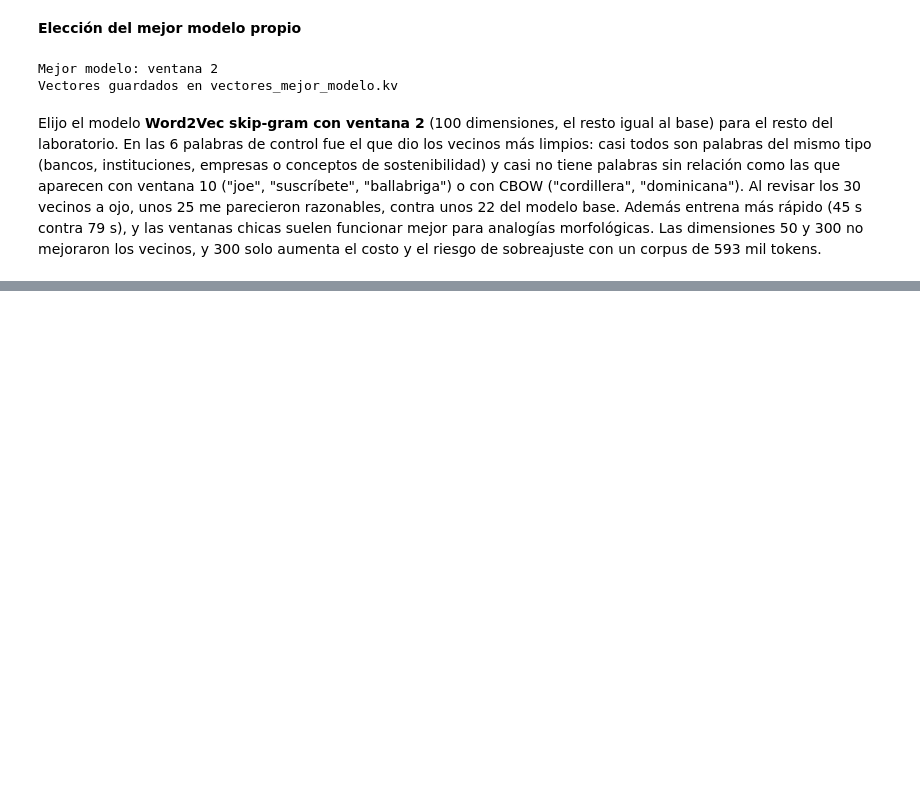
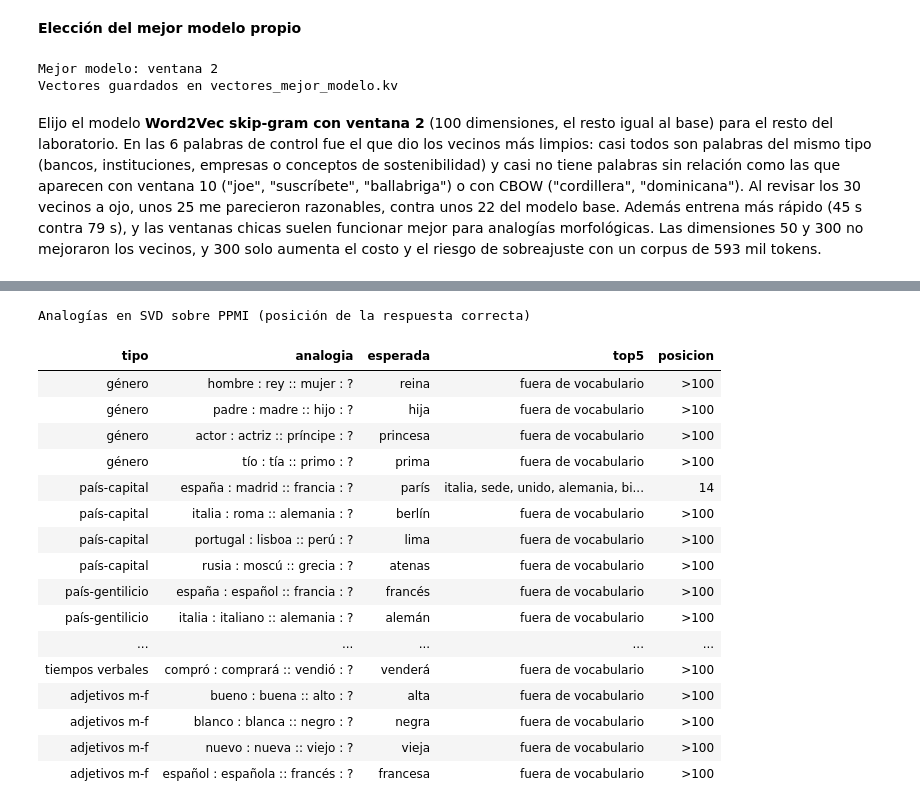
Before and after one commit to JuanDi37/NLP-laboratorio-9, a Jupyter notebook: Laboratorio9.ipynb, the cells around one changed output, grey strips where cells are left out. Drawn from its saved outputs; the diff is of its cells as text; code cells hidden in the pictures; blank space fills up the shorter version.

```diff
--- a/Laboratorio9.ipynb
+++ b/Laboratorio9.ipynb
@@ -998,0 +1302,80 @@ Elijo el modelo **Word2Vec skip-gram con ventana 2** (100 dimensiones, el resto
+# %%
+#24 analogias de 6 tipos: (tipo, a, b, c, respuesta esperada)
+
+analogias = [
+    ("género", "hombre", "rey", "mujer", "reina"),
+    ("género", "padre", "madre", "hijo", "hija"),
+    ("género", "actor", "actriz", "príncipe", "princesa"),
+    ("género", "tío", "tía", "primo", "prima"),
+
+    ("país-capital", "españa", "madrid", "francia", "parís"),
+    ("país-capital", "italia", "roma", "alemania", "berlín"),
+    ("país-capital", "portugal", "lisboa", "perú", "lima"),
+    ("país-capital", "rusia", "moscú", "grecia", "atenas"),
+
+    ("país-gentilicio", "españa", "español", "francia", "francés"),
+    ("país-gentilicio", "italia", "italiano", "alemania", "alemán"),
+    ("país-gentilicio", "méxico", "mexicano", "perú", "peruano"),
+    ("país-gentilicio", "china", "chino", "japón", "japonés"),
+
+    ("singular-plural", "casa", "casas", "país", "países"),
+    ("singular-plural", "empresa", "empresas", "gobierno", "gobiernos"),
+    ("singular-plural", "hombre", "hombres", "mujer", "mujeres"),
+    ("singular-plural", "ciudad", "ciudades", "mes", "meses"),
+
+    ("tiempos verbales", "comía", "comerá", "vivía", "vivirá"),
+    ("tiempos verbales", "hablaba", "hablará", "jugaba", "jugará"),
+    ("tiempos verbales", "trabajaba", "trabajará", "escribía", "escribirá"),
+    ("tiempos verbales", "compró", "comprará", "vendió", "venderá"),
+
+    ("adjetivos m-f", "bueno", "buena", "alto", "alta"),
+    ("adjetivos m-f", "blanco", "blanca", "negro", "negra"),
+    ("adjetivos m-f", "nuevo", "nueva", "viejo", "vieja"),
+    ("adjetivos m-f", "español", "española", "francés", "francesa")
+]
+
+K_RANKING = 100  #buscamos la respuesta correcta dentro de las primeras 100 posiciones
+
+registros = []
+for nombre, kv in modelos.items():
+    for tipo, a, b, c, esperada in analogias:
+        if not all(p in kv.key_to_index for p in (a, b, c, esperada)):
+            registros.append({"modelo": nombre, "tipo": tipo, "analogia": f"{a} : {b} :: {c} : ?", "esperada": esperada,
+                              "top5": "fuera de vocabulario", "posicion": np.nan, "fuera_vocab": True})
+            continue
+
+        ranking = [p for p, _ in analogia(kv, a, b, c, k=K_RANKING)]
+        posicion = ranking.index(esperada) + 1 if esperada in ranking else np.nan
+
+        registros.append({"modelo": nombre, "tipo": tipo, "analogia": f"{a} : {b} :: {c} : ?", "esperada": esperada,
+                          "top5": ", ".join(ranking[:5]), "posicion": posicion, "fuera_vocab": False})
+
+resultados_analogias = pd.DataFrame(registros)
+
+for nombre in modelos:
+    detalle = resultados_analogias[resultados_analogias["modelo"] == nombre].drop(columns=["modelo", "fuera_vocab"])
+    display(
+        detalle.style
+        .hide(axis="index")
+        .format({"posicion": "{:.0f}"}, na_rep=f">{K_RANKING}")
+        .set_caption(f"Analogías en {nombre} (posición de la respuesta correcta)")
+    )
+# %% [output]
+Analogías en SVD sobre PPMI (posición de la respuesta correcta)
+| tipo | analogia | esperada | top5 | posicion |
+| género | hombre : rey :: mujer : ? | reina | fuera de vocabulario | >100 |
+| género | padre : madre :: hijo : ? | hija | fuera de vocabulario | >100 |
+| género | actor : actriz :: príncipe : ? | princesa | fuera de vocabulario | >100 |
+| género | tío : tía :: primo : ? | prima | fuera de vocabulario | >100 |
+| país-capital | españa : madrid :: francia : ? | parís | italia, sede, unido, alemania, bi... | 14 |
+| país-capital | italia : roma :: alemania : ? | berlín | fuera de vocabulario | >100 |
+| país-capital | portugal : lisboa :: perú : ? | lima | fuera de vocabulario | >100 |
+| país-capital | rusia : moscú :: grecia : ? | atenas | fuera de vocabulario | >100 |
+| país-gentilicio | españa : español :: francia : ? | francés | fuera de vocabulario | >100 |
+| país-gentilicio | italia : italiano :: alemania : ? | alemán | fuera de vocabulario | >100 |
+| ... | ... | ... | ... | ... |
+| tiempos verbales | compró : comprará :: vendió : ? | venderá | fuera de vocabulario | >100 |
+| adjetivos m-f | bueno : buena :: alto : ? | alta | fuera de vocabulario | >100 |
+| adjetivos m-f | blanco : blanca :: negro : ? | negra | fuera de vocabulario | >100 |
+| adjetivos m-f | nuevo : nueva :: viejo : ? | vieja | fuera de vocabulario | >100 |
+| adjetivos m-f | español : española :: francés : ? | francesa | fuera de vocabulario | >100 |
```
Also changed, not shown: parts of 28 cells of this notebook, 2 other files.
